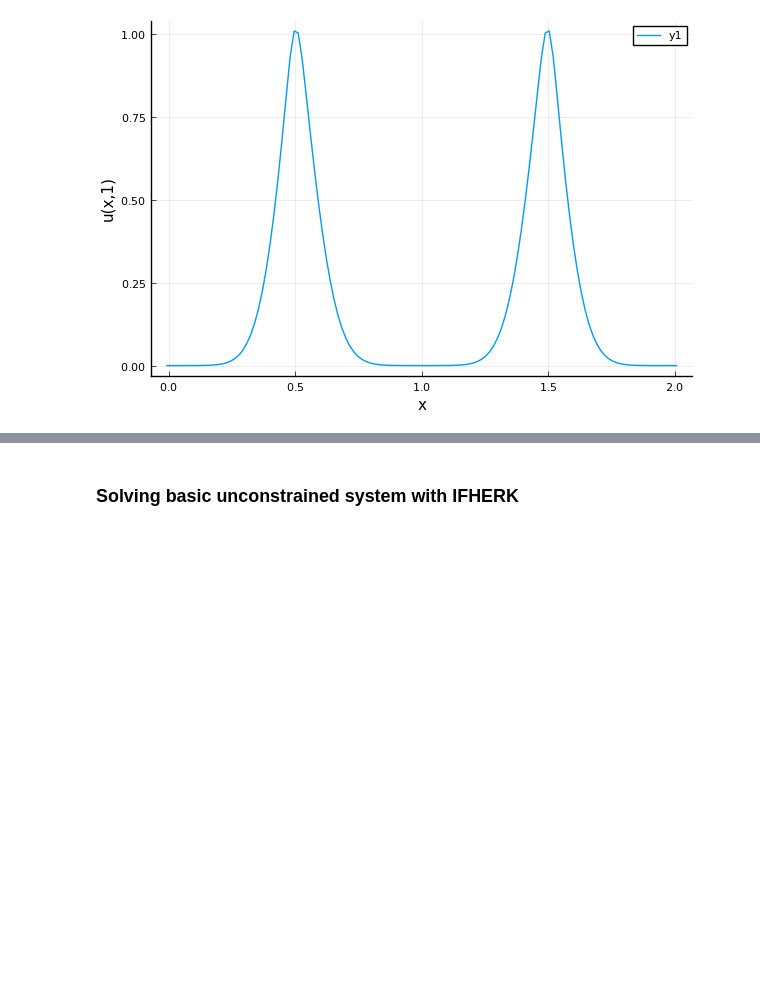
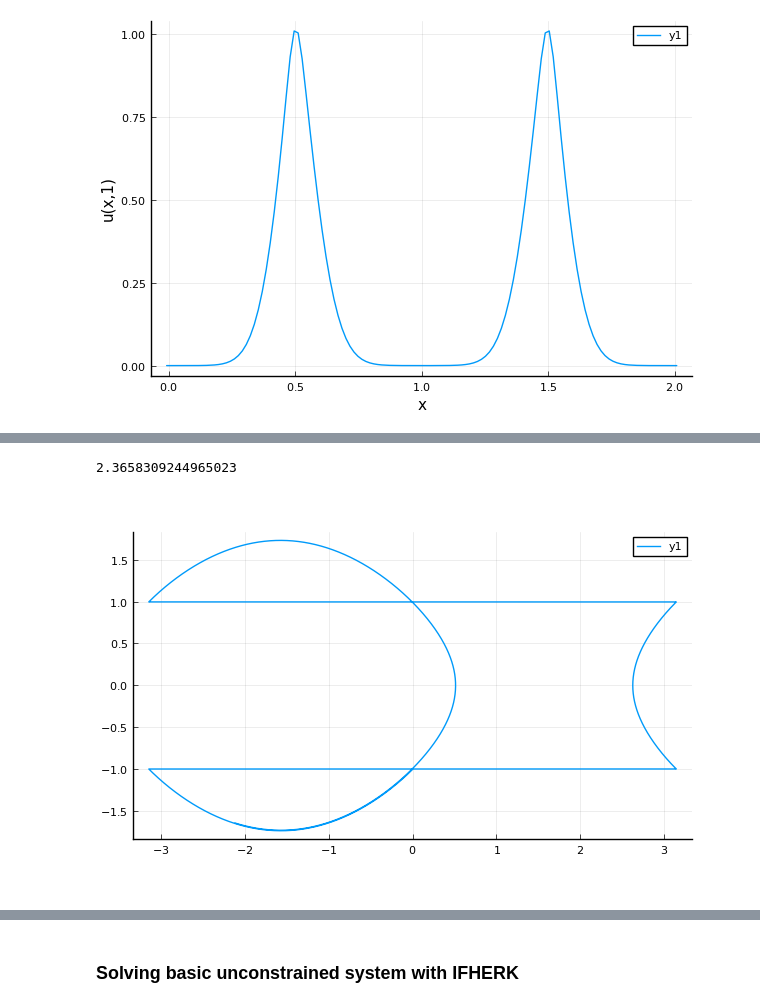
Before and after one commit to JuliaIBPM/ConstrainedSystems.jl, a Jupyter notebook: examples/TimeMarching.ipynb, the cells around one changed output, grey strips where cells are left out. Cells and saved outputs as stored; diff of their text form; code cells hidden in the pictures; blank space fills up the shorter version.

```diff
--- a/examples/TimeMarching.ipynb
+++ b/examples/TimeMarching.ipynb
@@ -149,0 +248,8 @@ plot(xg,u[65,:],xlabel="x",ylabel="u(x,1)")
+# %%
+thist[7411]/sqrt(9.81)
+# %% [output]
+2.3658309244965023
+# %%
+plot(θ,θ̇,ratio=1)
+# %% [output]
+[figure, added]
```
Also changed, not shown: parts of 26 cells of this notebook, 4 other files.
